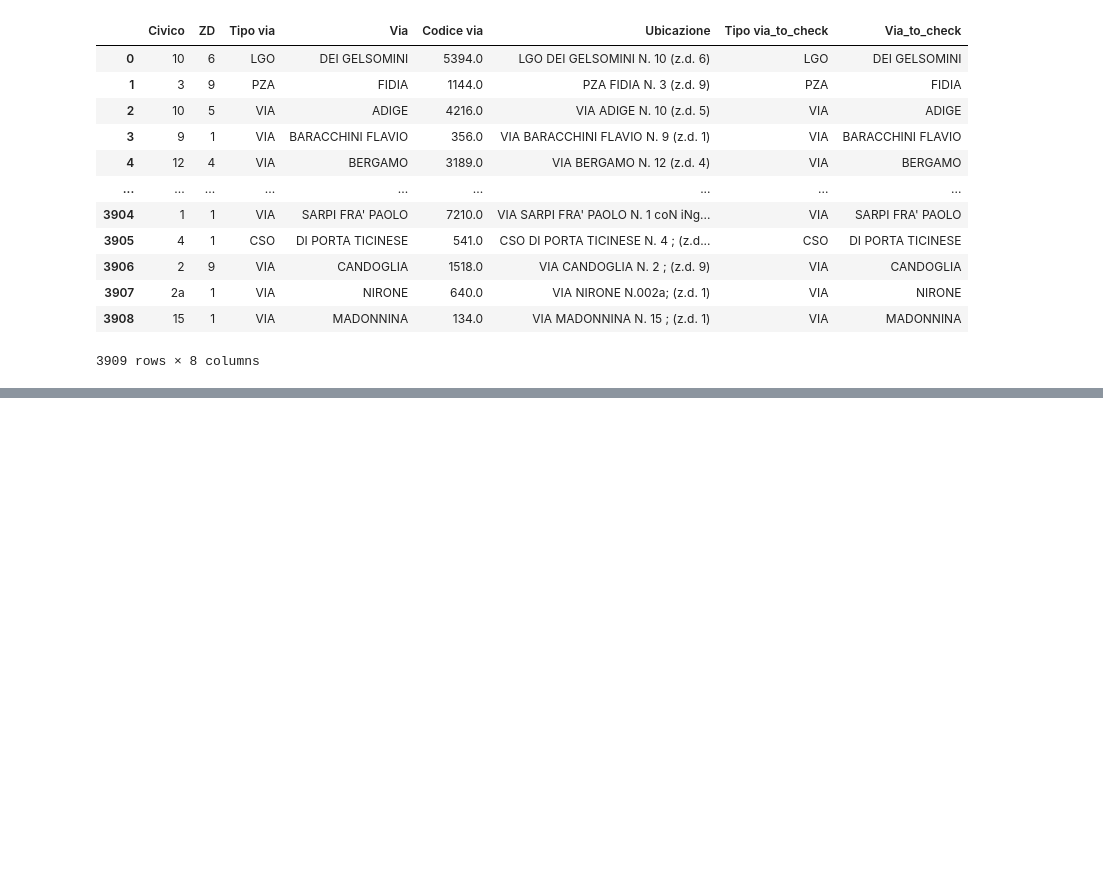
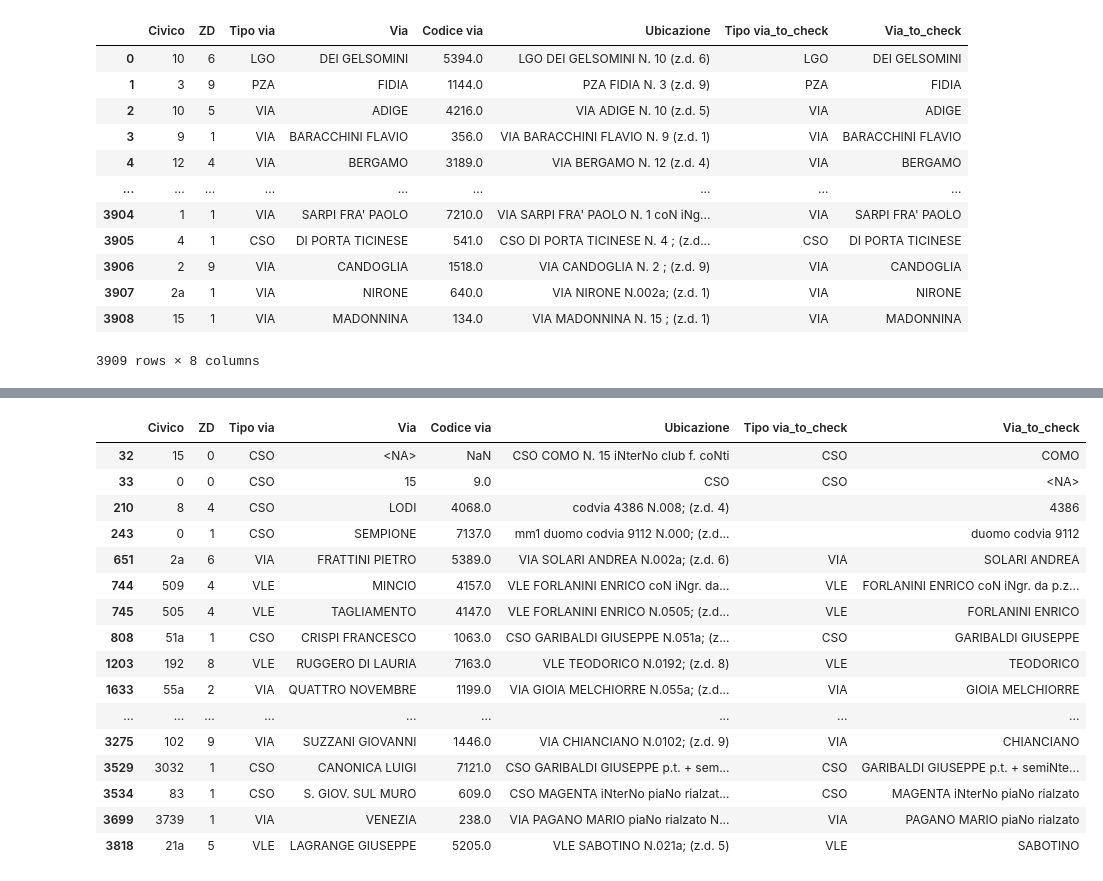
Before and after one commit to leonardotisato/DQP, a Jupyter notebook: ubicazione.ipynb, the cells around one changed output, grey strips where cells are left out. Drawn from its saved outputs; the diff is of its cells as text; code cells hidden in the pictures; blank space fills up the shorter version.

```diff
--- a/ubicazione.ipynb
+++ b/ubicazione.ipynb
@@ -248,4 +251,39 @@ check
 # Save in csv file all the types of Tipo Via
 DATASET['Tipo via'].drop_duplicates().dropna().to_csv('tipo_via_types.csv', index=False)
 # %%
-# TODO: Controllare che ogni
+# Check if the Tipo via_to_check is in the dataset of valid Tipo via types
+valid_tipo_via = pd.read_csv('tipo_via_types.csv')['Tipo via'].tolist()
+
+# Convert to string first to avoid pd.NA comparison issues
+dfvia['Tipo via'] = dfvia['Tipo via'].astype(str).replace('<NA>', ' ').replace('nan', ' ')
+dfvia['Tipo via_to_check'] = dfvia['Tipo via_to_check'].astype(str).replace('<NA>', ' ').replace('nan', ' ')
+
+dfvia['Tipo via_to_check'] = dfvia['Tipo via_to_check'].apply(
+    lambda x: x if x in valid_tipo_via else ' '
+)
+
+# Substitute Tipo via with Tipo via_to_check if they are different and Tipo via_to_check is not null
+dfvia.loc[:, 'Tipo via'] = dfvia.apply(
+    lambda row: row['Tipo via_to_check'] if row['Tipo via_to_check'] != ' ' and row['Tipo via'] != row['Tipo via_to_check'] else row['Tipo via'],
+    axis=1
+)
+
+dfvia.iloc[check.index]
+# %% [output]
+|  | Civico | ZD | Tipo via | Via | Codice via | Ubicazione | Tipo via_to_check | Via_to_check |
+| 32 | 15 | 0 | CSO | <NA> | NaN | CSO COMO N. 15 iNterNo club f. coNti | CSO | COMO |
+| 33 | 0 | 0 | CSO | 15 | 9.0 | CSO | CSO | <NA> |
+| 210 | 8 | 4 | CSO | LODI | 4068.0 | codvia 4386 N.008; (z.d. 4) |  | 4386 |
+| 243 | 0 | 1 | CSO | SEMPIONE | 7137.0 | mm1 duomo codvia 9112 N.000; (z.d... |  | duomo codvia 9112 |
+| 651 | 2a | 6 | VIA | FRATTINI PIETRO | 5389.0 | VIA SOLARI ANDREA N.002a; (z.d. 6) | VIA | SOLARI ANDREA |
+| 744 | 509 | 4 | VLE | MINCIO | 4157.0 | VLE FORLANINI ENRICO coN iNgr. da... | VLE | FORLANINI ENRICO coN iNgr. da p.z... |
+| 745 | 505 | 4 | VLE | TAGLIAMENTO | 4147.0 | VLE FORLANINI ENRICO N.0505; (z.d... | VLE | FORLANINI ENRICO |
+| 808 | 51a | 1 | CSO | CRISPI FRANCESCO | 1063.0 | CSO GARIBALDI GIUSEPPE N.051a; (z... | CSO | GARIBALDI GIUSEPPE |
+| 1203 | 192 | 8 | VLE | RUGGERO DI LAURIA | 7163.0 | VLE TEODORICO N.0192; (z.d. 8) | VLE | TEODORICO |
+| 1633 | 55a | 2 | VIA | QUATTRO NOVEMBRE | 1199.0 | VIA GIOIA MELCHIORRE N.055a; (z.d... | VIA | GIOIA MELCHIORRE |
+| ... | ... | ... | ... | ... | ... | ... | ... | ... |
+| 3275 | 102 | 9 | VIA | SUZZANI GIOVANNI | 1446.0 | VIA CHIANCIANO N.0102; (z.d. 9) | VIA | CHIANCIANO |
+| 3529 | 3032 | 1 | CSO | CANONICA LUIGI | 7121.0 | CSO GARIBALDI GIUSEPPE p.t. + sem... | CSO | GARIBALDI GIUSEPPE p.t. + semiNte... |
+| 3534 | 83 | 1 | CSO | S. GIOV. SUL MURO | 609.0 | CSO MAGENTA iNterNo piaNo rialzat... | CSO | MAGENTA iNterNo piaNo rialzato |
+| 3699 | 3739 | 1 | VIA | VENEZIA | 238.0 | VIA PAGANO MARIO piaNo rialzato N... | VIA | PAGANO MARIO piaNo rialzato |
+| 3818 | 21a | 5 | VLE | LAGRANGE GIUSEPPE | 5205.0 | VLE SABOTINO N.021a; (z.d. 5) | VLE | SABOTINO |
```
Also changed, not shown: parts of 8 cells of this notebook, 2 other files.
